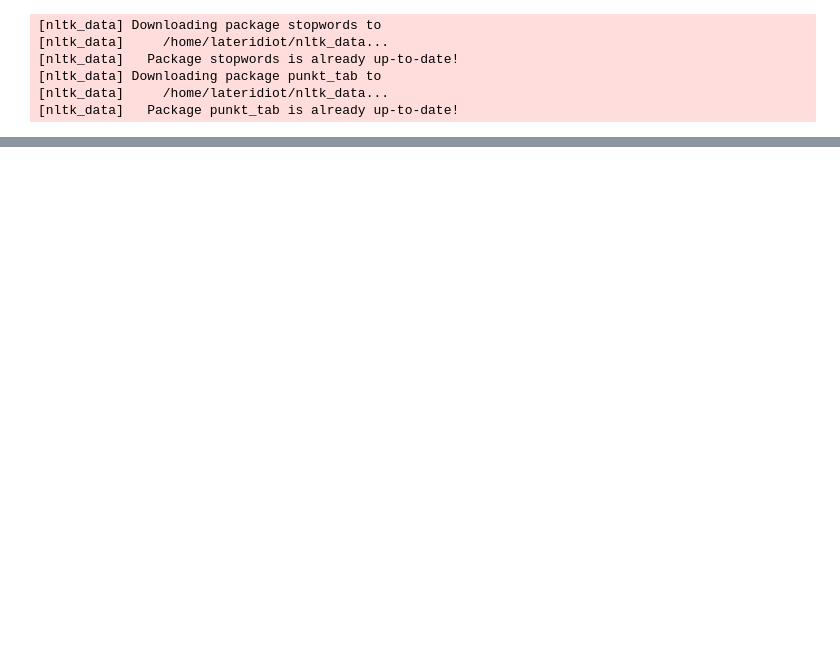
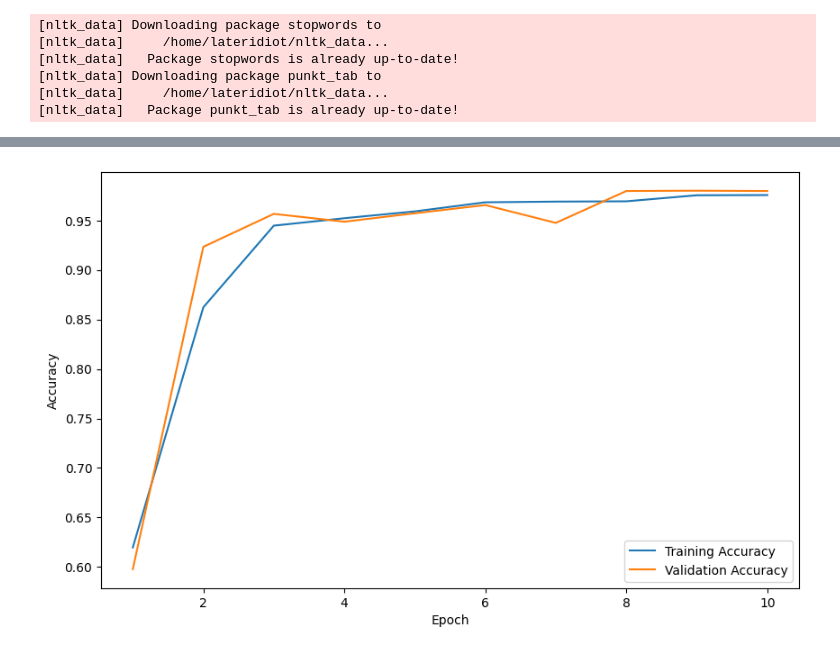
Before and after one commit to blnayan/spam-filter, a Jupyter notebook: dnn.ipynb, the cells around one changed output, grey strips where cells are left out. Drawn from its saved outputs; the diff is of its cells as text; code cells hidden in the pictures; blank space fills up the shorter version.

Commit message:
added: example messages and val_accuracy vs accuracy graph for dnn

```diff
--- a/dnn.ipynb
+++ b/dnn.ipynb
@@ -164 +168,44 @@ False Positive: 179
 [figure]
+# %%
+import re
+
+epochs_str = """Epoch 1/10
+662/662 ━━━━━━━━━━━━━━━━━━━━ 7s 7ms/step - accuracy: 0.6197 - loss: 0.6007 - val_accuracy: 0.5978 - val_loss: 0.4683
+Epoch 2/10
+662/662 ━━━━━━━━━━━━━━━━━━━━ 3s 5ms/step - accuracy: 0.8623 - loss: 0.2966 - val_accuracy: 0.9234 - val_loss: 0.1745
+Epoch 3/10
+662/662 ━━━━━━━━━━━━━━━━━━━━ 3s 5ms/step - accuracy: 0.9448 - loss: 0.1352 - val_accuracy: 0.9567 - val_loss: 0.0995
+Epoch 4/10
+662/662 ━━━━━━━━━━━━━━━━━━━━ 3s 5ms/step - accuracy: 0.9523 - loss: 0.1227 - val_accuracy: 0.9488 - val_loss: 0.1264
+Epoch 5/10
+662/662 ━━━━━━━━━━━━━━━━━━━━ 3s 5ms/step - accuracy: 0.9592 - loss: 0.1043 - val_accuracy: 0.9573 - val_loss: 0.1087
+Epoch 6/10
+662/662 ━━━━━━━━━━━━━━━━━━━━ 3s 5ms/step - accuracy: 0.9684 - loss: 0.0813 - val_accuracy: 0.9656 - val_loss: 0.1021
+Epoch 7/10
+662/662 ━━━━━━━━━━━━━━━━━━━━ 3s 5ms/step - accuracy: 0.9691 - loss: 0.0790 - val_accuracy: 0.9476 - val_loss: 0.1330
+Epoch 8/10
+662/662 ━━━━━━━━━━━━━━━━━━━━ 3s 5ms/step - accuracy: 0.9694 - loss: 0.0790 - val_accuracy: 0.9798 - val_loss: 0.0801
+Epoch 9/10
+662/662 ━━━━━━━━━━━━━━━━━━━━ 0s 353us/step - accuracy: 0.9755 - loss: 0.0640 - val_accuracy: 0.9801 - val_loss: 0.0850
+Epoch 10/10
+662/662 ━━━━━━━━━━━━━━━━━━━━ 3s 4ms/step - accuracy: 0.9757 - loss: 0.0617 - val_accuracy: 0.9798 - val_loss: 0.0875"""
+
+accuracies = {
+    "x": list(range(1, 11)),
+    "y": list(map(lambda x: float(x), re.findall(r" accuracy: (\d.\d+)", epochs_str)))
+}
+
+val_accuracies = {
+    "x": list(range(1, 11)),
+    "y": list(map(lambda x: float(x), re.findall(r" val_accuracy: (\d.\d+)", epochs_str)))
+}
+
+plt.figure(figsize=(10, 6))
+plt.plot(accuracies["x"], accuracies["y"], label="Training Accuracy")
+plt.plot(val_accuracies["x"], val_accuracies["y"], label="Validation Accuracy")
+plt.xlabel("Epoch")
+plt.ylabel("Accuracy")
+plt.legend()
+plt.show()
+# %% [output]
+[figure, added]
```
Also changed, not shown: parts of 7 cells of this notebook, 3 other files.
